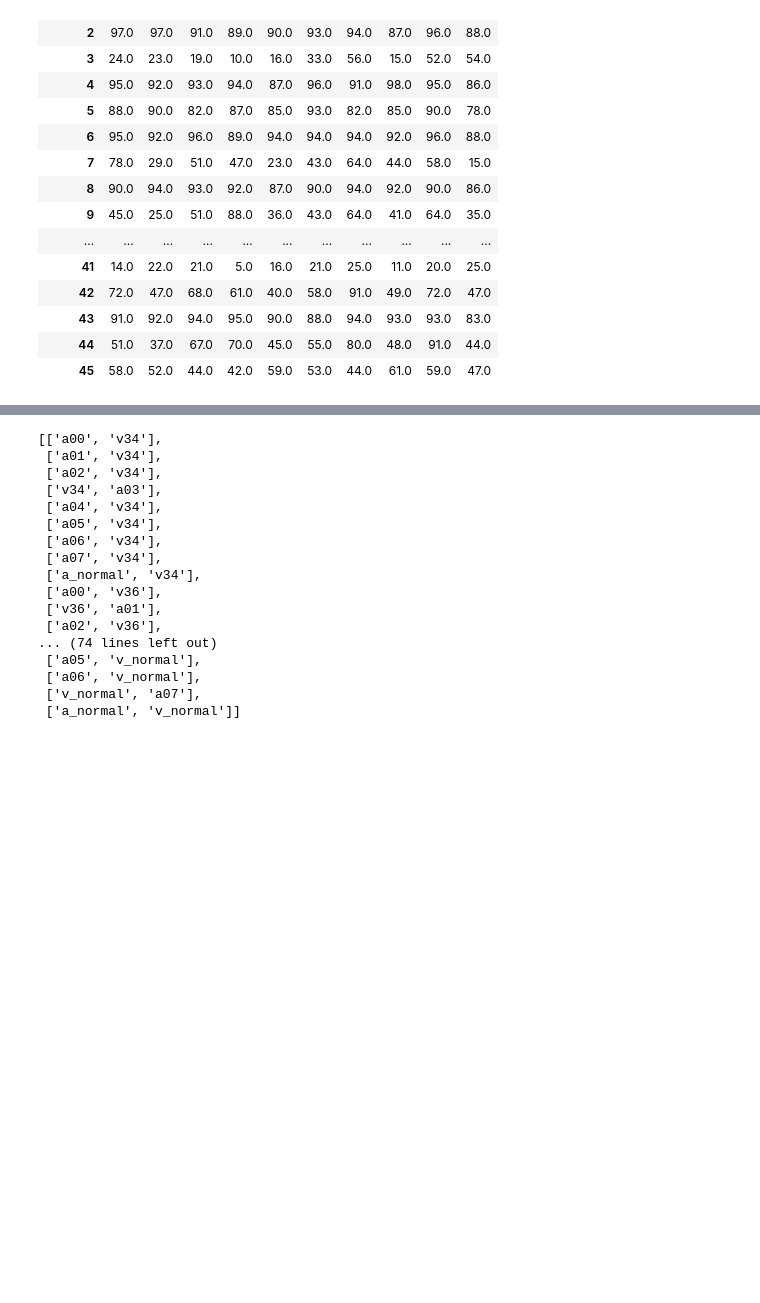
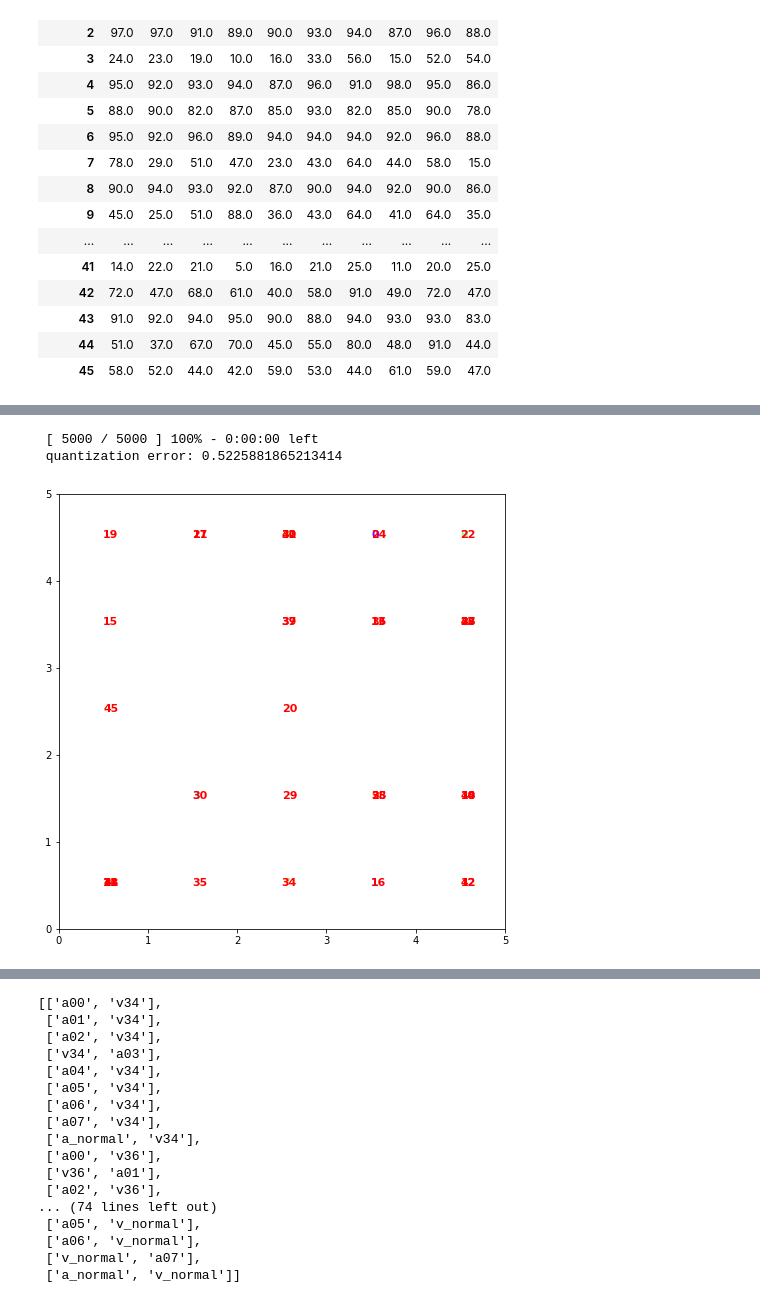
Before and after one commit to HumanCompatibleAI/better-adversarial-defenses, a Jupyter notebook: ap_rllib_experiment_analysis/youshallnotpass_rllib-analysis-eval.ipynb, the cells around one changed output, grey strips where cells are left out. Cells and saved outputs as stored; diff of their text form; code cells hidden in the pictures; blank space fills up the shorter version.

```diff
--- a/ap_rllib_experiment_analysis/youshallnotpass_rllib-analysis-eval.ipynb
+++ b/ap_rllib_experiment_analysis/youshallnotpass_rllib-analysis-eval.ipynb
@@ -367,0 +379,35 @@ df_pivot
+# %%
+from minisom import MiniSom
+
+import numpy as np
+import matplotlib.pyplot as plt
+%matplotlib inline
+
+from sklearn import datasets
+from sklearn.preprocessing import scale
+
+# load the digits dataset from scikit-learn
+data = np.array(df_pivot)
+data = scale(data)
+num = df_pivot.index
+
+som = MiniSom(5, 5, 10, sigma=4,
+              learning_rate=0.5, neighborhood_function='triangle')
+som.pca_weights_init(data)
+som.train(data, 5000, random_order=True, verbose=True)  # random training
+
+plt.figure(figsize=(8, 8))
+wmap = {}
+im = 0
+for x, t in zip(data, num):  # scatterplot
+    w = som.winner(x)
+    wmap[w] = im
+    plt. text(w[0]+.5,  w[1]+.5,  str(t),
+              color=plt.cm.rainbow(t / 10.), fontdict={'weight': 'bold',  'size': 11})
+    im = im + 1
+plt.axis([0, som.get_weights().shape[0], 0,  som.get_weights().shape[1]])
+plt.show()
+# %% [output]
+ [ 5000 / 5000 ] 100% - 0:00:00 left
+ quantization error: 0.5225881865213414
+[figure, added]
```
Also changed, not shown: parts of 10 cells of this notebook.
